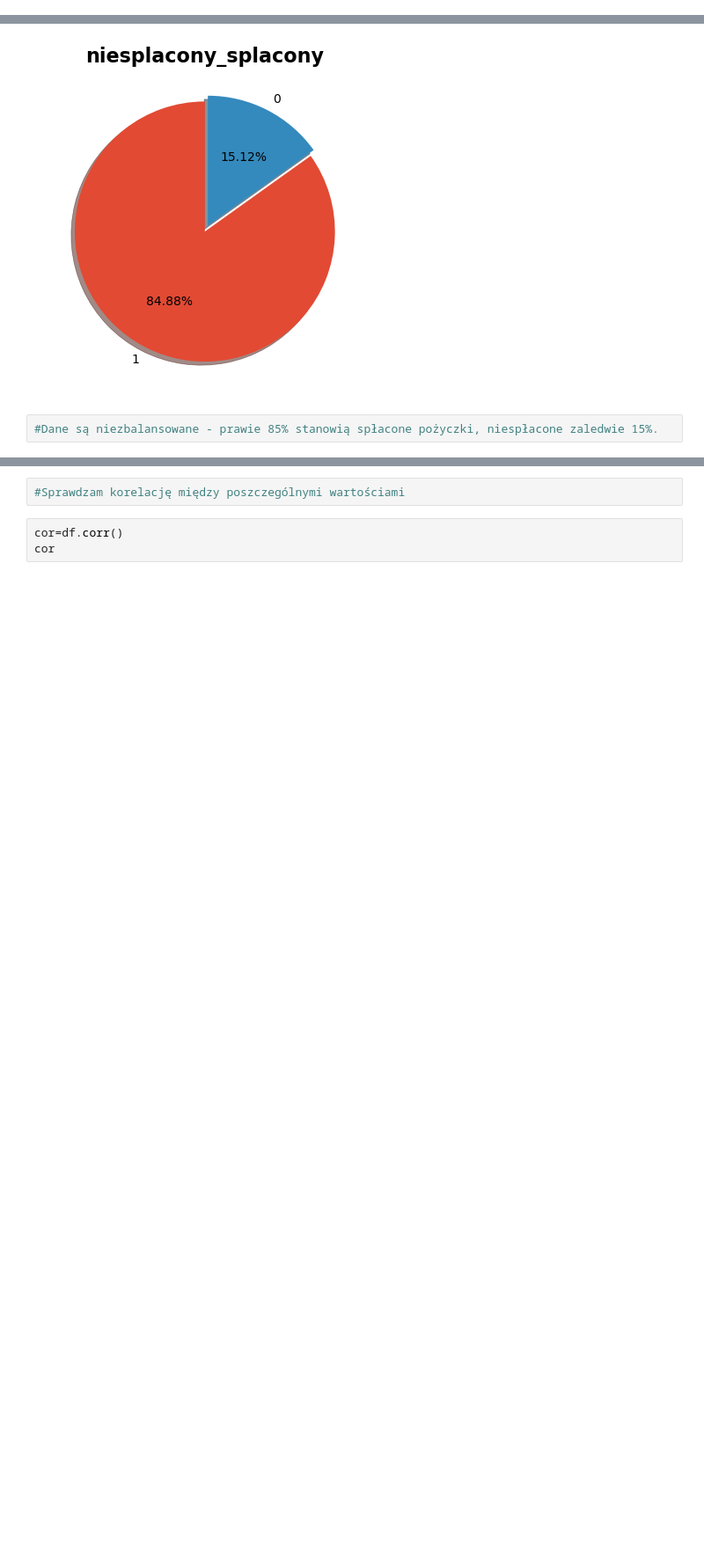
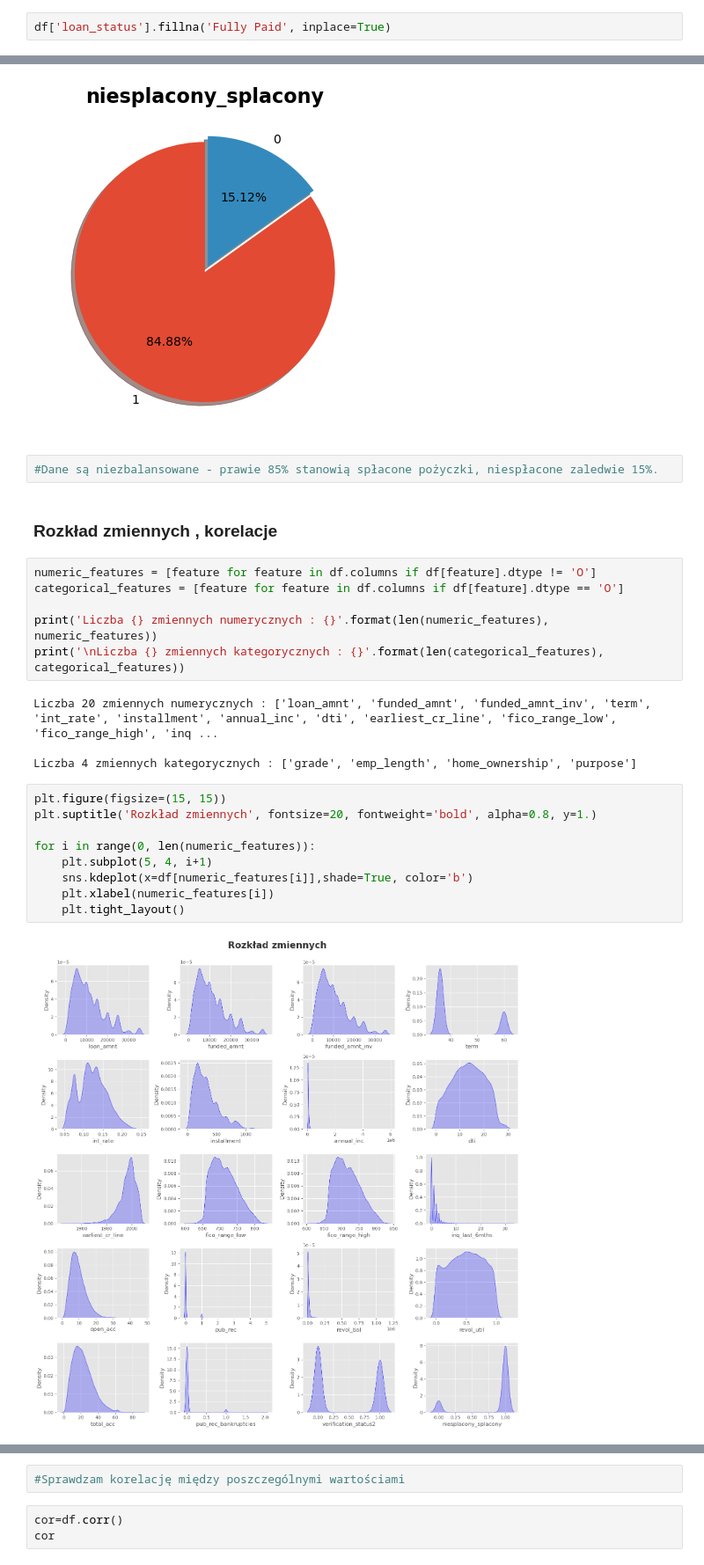
Before and after one commit to magdamarzec/SQL, a Jupyter notebook: zaliczenie.ipynb, the cells around one changed output, grey strips where cells are left out. Shown at 88% size. Cells and saved outputs as stored; diff of their text form; blank space fills up the shorter version.

```diff
--- a/zaliczenie.ipynb
+++ b/zaliczenie.ipynb
@@ -690,3 +709,5 @@ df['purpose'].fillna('debt_consolidation', inplace=True)
+# %%
+df['loan_status'].fillna('Fully Paid', inplace=True)
 # %%
 # Dane numeryczne
 # Będę je uzupełniać medianą
@@ -812,3 +830,26 @@ plt.show()
 [figure]
 # %%
 #Dane są niezbalansowane - prawie 85% stanowią spłacone pożyczki, niespłacone zaledwie 15%.
+# %% [markdown]
+### Rozkład zmiennych , korelacje
+# %%
+numeric_features = [feature for feature in df.columns if df[feature].dtype != 'O']
+categorical_features = [feature for feature in df.columns if df[feature].dtype == 'O']
+
+print('Liczba {} zmiennych numerycznych : {}'.format(len(numeric_features), numeric_features))
+print('\nLiczba {} zmiennych kategorycznych : {}'.format(len(categorical_features), categorical_features))
+# %% [output]
+Liczba 20 zmiennych numerycznych : ['loan_amnt', 'funded_amnt', 'funded_amnt_inv', 'term', 'int_rate', 'installment', 'annual_inc', 'dti', 'earliest_cr_line', 'fico_range_low', 'fico_range_high', 'inq ...
+
+Liczba 4 zmiennych kategorycznych : ['grade', 'emp_length', 'home_ownership', 'purpose']
+# %%
+plt.figure(figsize=(15, 15))
+plt.suptitle('Rozkład zmiennych', fontsize=20, fontweight='bold', alpha=0.8, y=1.)
+
+for i in range(0, len(numeric_features)):
+    plt.subplot(5, 4, i+1)
+    sns.kdeplot(x=df[numeric_features[i]],shade=True, color='b')
+    plt.xlabel(numeric_features[i])
+    plt.tight_layout()
+# %% [output]
+[figure, added]
```
Also changed, not shown: parts of 304 cells of this notebook.
